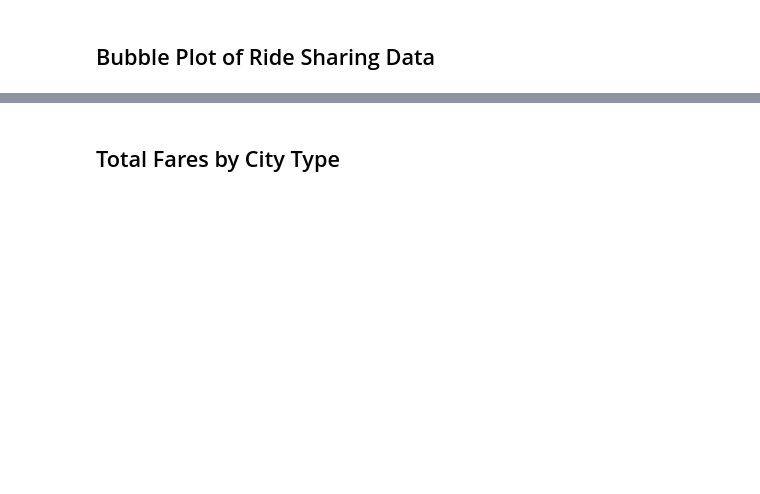
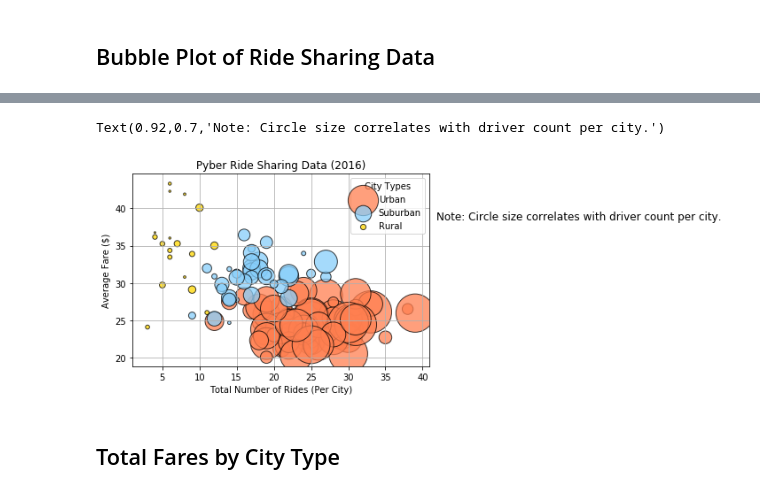
Before and after one commit to bwoodru87/MatPlotLib_Homework, a Jupyter notebook: Homework/pyber_BW.ipynb, the cells around one changed output, grey strips where cells are left out. Saved outputs shown, nothing was run; the diff lists cells and outputs as text; code cells hidden in the pictures; blank space fills up the shorter version.

```diff
--- a/Homework/pyber_BW.ipynb
+++ b/Homework/pyber_BW.ipynb
@@ -83,2 +29,69 @@ plt.show()
+# %%
+# Obtain x and y values for each city type
+
+# Pull data for Urban City type
+urban_df = merge_table.loc[(merge_table["type"] == "Urban")]
+# Group Urban data by city
+urban_group = urban_df.groupby("city")
+# Calculate urban drivers per city
+urban_driver_per_city = urban_group["ride_id"].count()
+# Calculate Urban average fare
+urban_average_fare = urban_group["fare"].mean()
+# Calculate Urban total rides per city
+urban_total_ride_per_city = urban_group["driver_count"].sum()
+
+# ---------------------------------------
+
+# Pull data for Suburban City type
+suburban_df = merge_table.loc[(merge_table["type"] == "Suburban")]
+# Group Suburban data by city
+suburban_group = suburban_df.groupby("city")
+# Calculate Suburban drivers per city
+suburban_driver_per_city = suburban_group["ride_id"].count()
+# Calculate Suburban average fare
+suburban_average_fare = suburban_group["fare"].mean()
+# Calculate Suburban total rides per city
+suburban_total_ride_per_city = suburban_group["driver_count"].sum()
+
+# ---------------------------------------
+
+# Pull data for Rural City type
+rural_df = merge_table.loc[(merge_table["type"] == "Rural")]
+# Group Rural data by city
+rural_group = rural_df.groupby("city")
+# Calculate Rural drivers per city (x-axis)
+rural_driver_per_city = rural_group["ride_id"].count()
+# Calculate Rural average fare (y-axis)
+rural_average_fare = rural_group["fare"].mean()
+# Calculate Rural total rides per city (bubble size)
+rural_total_ride_per_city = rural_group["driver_count"].sum()
+
+# Plot Urban City data points
+plt.scatter(urban_driver_per_city, urban_average_fare,s=urban_total_ride_per_city, marker="o", alpha = .75,facecolors="coral", edgecolors="black")
+plt.grid(b=bool)
+
+# Plot Suburban City data points
+plt.scatter(suburban_driver_per_city, suburban_average_fare,s=suburban_total_ride_per_city, marker="o", alpha = .75,facecolors="lightskyblue", edgecolors="black")
+plt.grid(b=bool)
+
+# Plot Rural City data points
+plt.scatter(rural_driver_per_city, rural_average_fare,s=rural_total_ride_per_city, marker="o",alpha = .75, facecolors="gold", edgecolors="black")
+plt.grid(b=bool)
+
+# Incorporate the other graph properties
+plt.title("Pyber Ride Sharing Data (2016)")
+plt.xlabel("Total Number of Rides (Per City)")
+plt.ylabel("Average Fare ($)")
+
+# Create a legend
+plt.legend(title="City Types",loc="best", labels=("Urban","Suburban","Rural"))
+
+plt.gcf().text(.92, 0.7, "Note: Circle size correlates with driver count per city.", fontsize=12)
+# Incorporate a text label regarding circle size
+
+# Save Figure
+# %% [output]
+Text(0.92,0.7,'Note: Circle size correlates with driver count per city.')
+[figure, added]
 # %% [markdown]
 ## Total Fares by City Type
```
Also changed, not shown: parts of 16 cells of this notebook.
